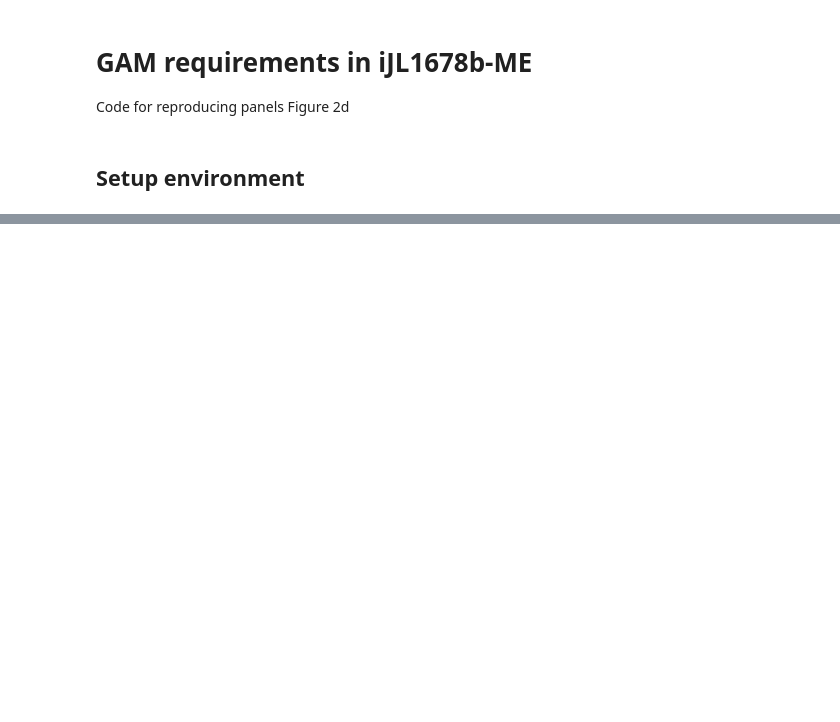
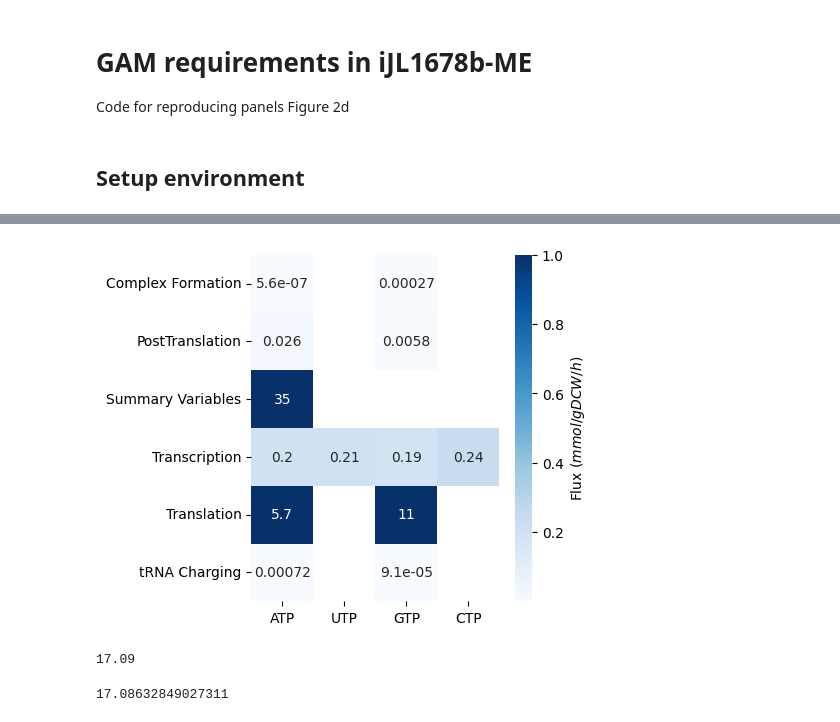
Before and after one commit to jdtibochab/coralme-models, a Jupyter notebook: Figure 2d - Determination of GAM requirements.ipynb, the cells around one changed output, grey strips where cells are left out. Saved outputs shown, nothing was run; the diff lists cells and outputs as text; code cells hidden in the pictures; blank space fills up the shorter version.

Commit message:
Notebooks to reproduce iEco1689-ME model and figures

```diff
--- a/Figure 2d - Determination of GAM requirements.ipynb
+++ b/Figure 2d - Determination of GAM requirements.ipynb
@@ -113,17 +116,21 @@ slopes = slopes.replace(0, np.nan)
 # %%
 import seaborn
 
 fig, ax = plt.subplots(1, 1, figsize = (4*1, 3*1.5), dpi = 100)
 
 cg = seaborn.heatmap(
     slopes.T[['ATP', 'UTP', 'GTP', 'CTP']],
     annot = True, cmap = 'Blues', vmax = 1., ax = ax,
     cbar_kws = {'label': 'Flux ($mmol / gDCW / h$)'})
 
-plt.savefig('GAM_calculation.png', format = 'png', dpi = 300,
-            edgecolor = 'w', facecolor = 'w', bbox_inches = 'tight')
-plt.savefig('GAM_calculation.svg', format = 'svg', dpi = 300,
-            edgecolor = 'w', facecolor = 'w', bbox_inches = 'tight')
-plt.show()
+plt.savefig('figures/GAM_calculation.svg',format='SVG')
+# %% [output]
+[figure, added]
 # %%
-np.round(slopes.loc['ATP', 'Translation'], 2), np.round(slopes.loc['GTP', 'Translation'], 2)
+np.round(slopes.loc['ATP', 'Translation'], 2) + np.round(slopes.loc['GTP', 'Translation'], 2)
+# %% [output]
+17.09
+# %%
+slopes.loc['ATP', 'Translation'] + slopes.loc['GTP', 'Translation']
+# %% [output]
+17.08632849027311
```
Also changed, not shown: parts of 2 cells of this notebook, 1 other file.
